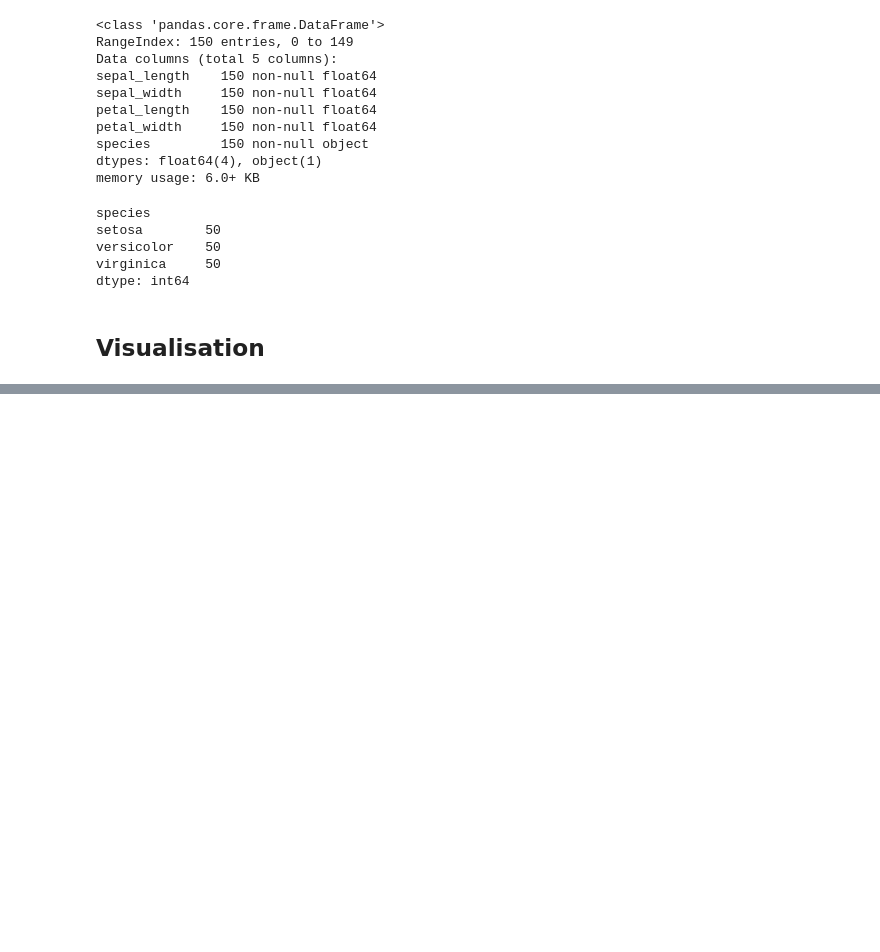
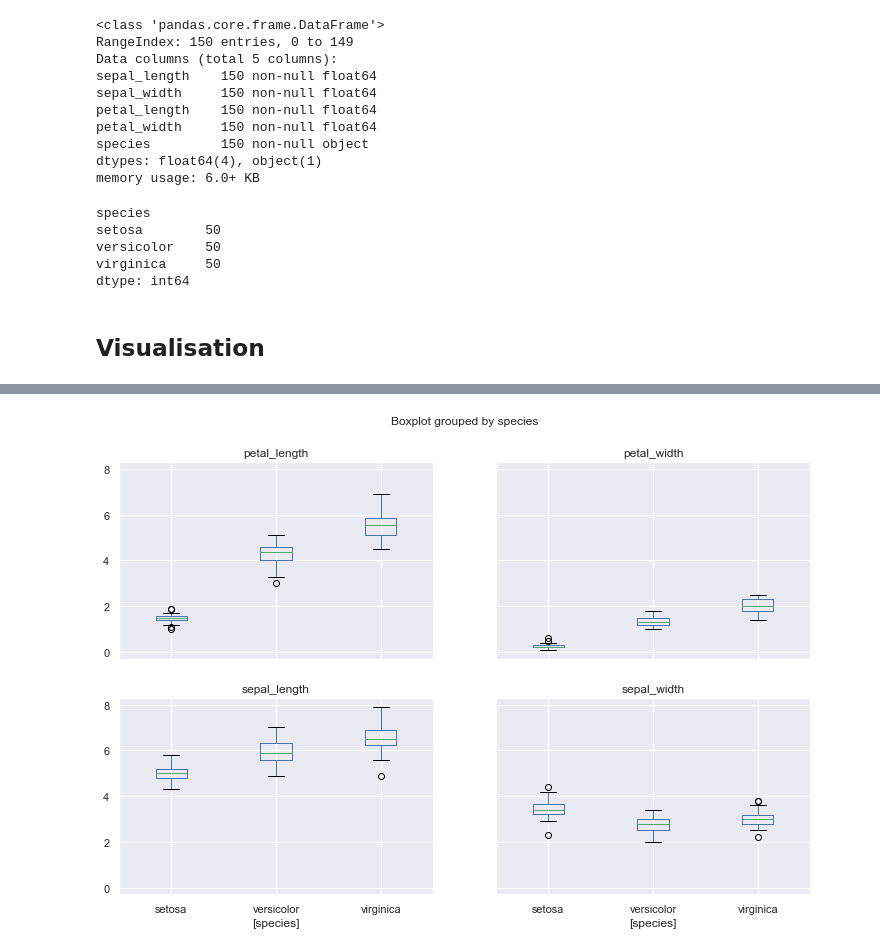
Before and after one commit to ElijahCoding/MachineLearning-Intermediate, a Jupyter notebook: Practice/Basics/Iris Analysis.ipynb, the cells around one changed output, grey strips where cells are left out. Drawn from its saved outputs; the diff is of its cells as text; code cells hidden in the pictures; blank space fills up the shorter version.

```diff
--- a/Practice/Basics/Iris Analysis.ipynb
+++ b/Practice/Basics/Iris Analysis.ipynb
@@ -113,0 +136,4 @@ dtype: int64
+# %%
+iris.boxplot(by='species', figsize=(12,8));
+# %% [output]
+[figure, added]
```
Also changed, not shown: parts of 5 cells of this notebook, 1 other file.
